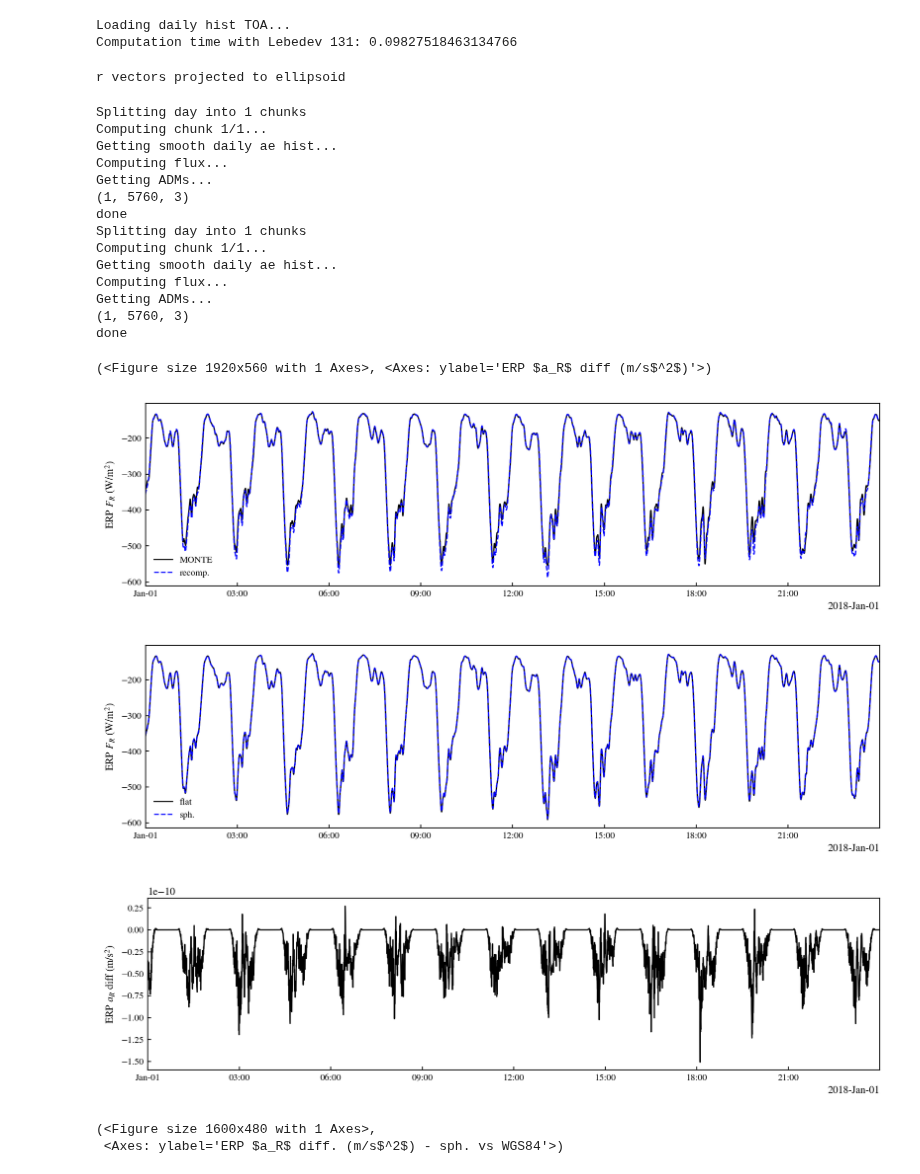
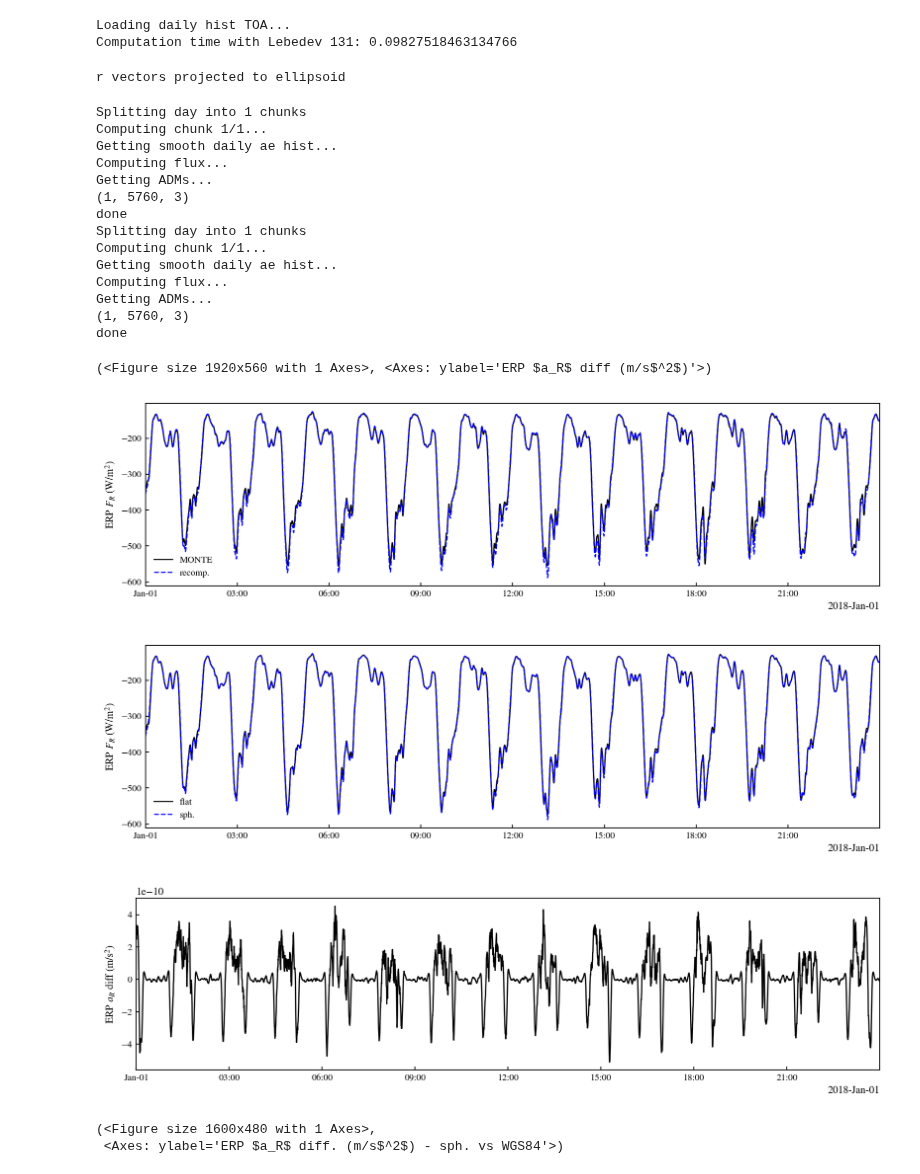
Before and after one commit to nasa-jpl/Space-Balls-MST, a Jupyter notebook: sbfinal-master/notebooks/testing_recomputations.ipynb, the cells around one changed output. Saved outputs shown, nothing was run; the diff lists cells and outputs as text; code cells hidden in the pictures.

```diff
--- a/sbfinal-master/notebooks/testing_recomputations.ipynb
+++ b/sbfinal-master/notebooks/testing_recomputations.ipynb
@@ -169,7 +169,7 @@ sb_tag = 'SB_R800_21'  # 'GRACE-FO_spherical' # 'LAGEOS_119' # 'SB_R800_3'
 
 EEI_truth = input_manager.get_dicts(sb_tag)['force_settings']['EEI_truth']
 EEI_truth_1 = 'EEI_truth_4' # + str(EEI_truth)
-EEI_truth_2 = 'EEI_truth_42' # + str(EEI_truth)
+EEI_truth_2 = 'EEI_truth_3' # + str(EEI_truth)
 
 n_days = 1
 start_idx = 0
@@ -226,35 +226,35 @@ Plotter.plot_time_series(np.concatenate(all_jd),
                           'sph.': np.concatenate(all_erp_recomp),
                           },
                          ylabel='ERP $F_R$ (W/m$^2$)',
                          f_width=2.4, f_height=0.7)
 
 F_to_a = 1/get_acc_to_flux_factor(sb_tag)
 diff = np.concatenate(all_erp_recomp)-np.concatenate(all_erp_recomp_2)
 Plotter.plot_time_series(np.concatenate(all_jd),
                          {'sph. - flat': diff*F_to_a,
                           },
                          ylabel='ERP $a_R$ diff (m/s$^2$)',
                          f_width=2.4, f_height=0.7)
 # %% [output]
 r vectors projected to ellipsoid
 Splitting day into 1 chunks
 Computing chunk 1/1...
 Getting smooth daily ae hist...
 Computing flux...
 Getting ADMs...
 (1, 5760, 3)
 done
 Splitting day into 1 chunks
 Computing chunk 1/1...
 Getting smooth daily ae hist...
 Computing flux...
 Getting ADMs...
 (1, 5760, 3)
 done
 (<Figure size 1920x560 with 1 Axes>, <Axes: ylabel='ERP $a_R$ diff (m/s$^2$)'>)
 [figure]
-[figure, old version]
+[figure, new version]
-[figure, old version]
+[figure, new version]
 # %%
 F_to_a = 1/get_acc_to_flux_factor(sb_tag)
 diff = np.concatenate(all_erp_recomp)-np.concatenate(all_erp_recomp_flat)
```
Also changed, not shown: 13 other files.
